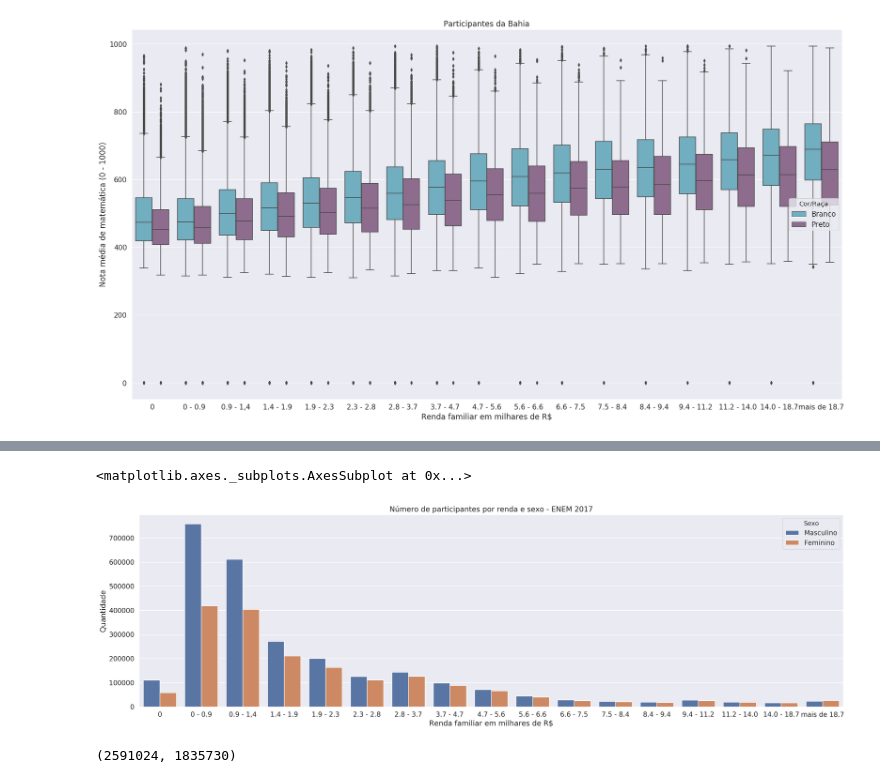
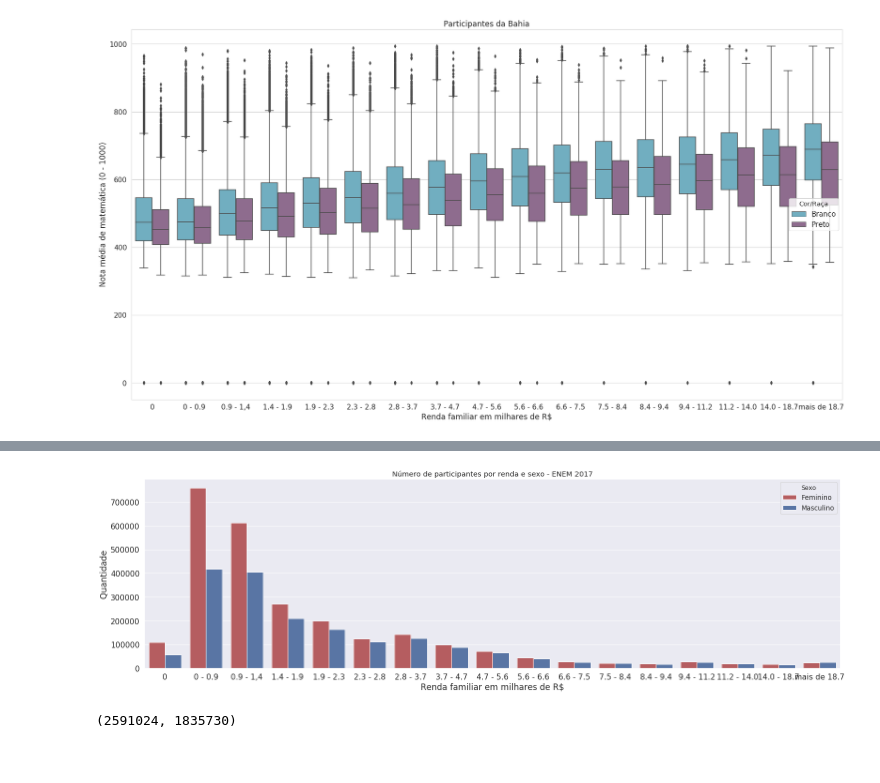
Before and after one commit to tiagodalloca/enem-data-analysis, a Jupyter notebook: enem2017/Visualization#2.ipynb, the cells around one changed output, grey strips where cells are left out. Saved outputs shown, nothing was run; the diff lists cells and outputs as text; code cells hidden in the pictures.

```diff
--- a/enem2017/Visualization#2.ipynb
+++ b/enem2017/Visualization#2.ipynb
@@ -243,35 +242,35 @@ ValueError: color kwarg must have one color per dataset
 # %%
 fig, ax = plt.subplots(figsize=(25,7))
 sns.set(font_scale=1.2)
-g = sns.countplot(x='Q006', data=df3, hue='TP_SEXO', ax=ax)
+g = sns.countplot(x='Q006', data=df3, hue='TP_SEXO', ax=ax, palette=['r', 'b'])
 
 legend = g.get_legend()
 
 legend.set_title('Sexo')
-for t, l in zip(legend.texts,('Masculino', 'Feminino')):
+for t, l in zip(legend.texts,('Feminino', 'Masculino')):
     t.set_text(l)
 
 ax.set(title='Número de participantes por renda e sexo - ENEM 2017',
        xlabel ="Renda familiar em milhares de R$", ylabel ="Quantidade",
        xticklabels =["0",
                      "0 - 0.9",
                      "0.9 - 1,4",
                      "1.4 - 1.9",
                      "1.9 - 2.3",
                      "2.3 - 2.8",
                      "2.8 - 3.7",
                      "3.7 - 4.7",
                      "4.7 - 5.6",
                      "5.6 - 6.6",
                      "6.6 - 7.5",
                      "7.5 - 8.4",
                      "8.4 - 9.4",
                      "9.4 - 11.2",
                      "11.2 - 14.0",
                      "14.0 - 18.7",
                      "mais de 18.7"])
 ax
+sns.set(font_scale=1.2)
 # %% [output]
-<matplotlib.axes._subplots.AxesSubplot at 0x...>
-[figure, old version]
+[figure, new version]
 # %%
```
Also changed, not shown: parts of 4 cells of this notebook.
